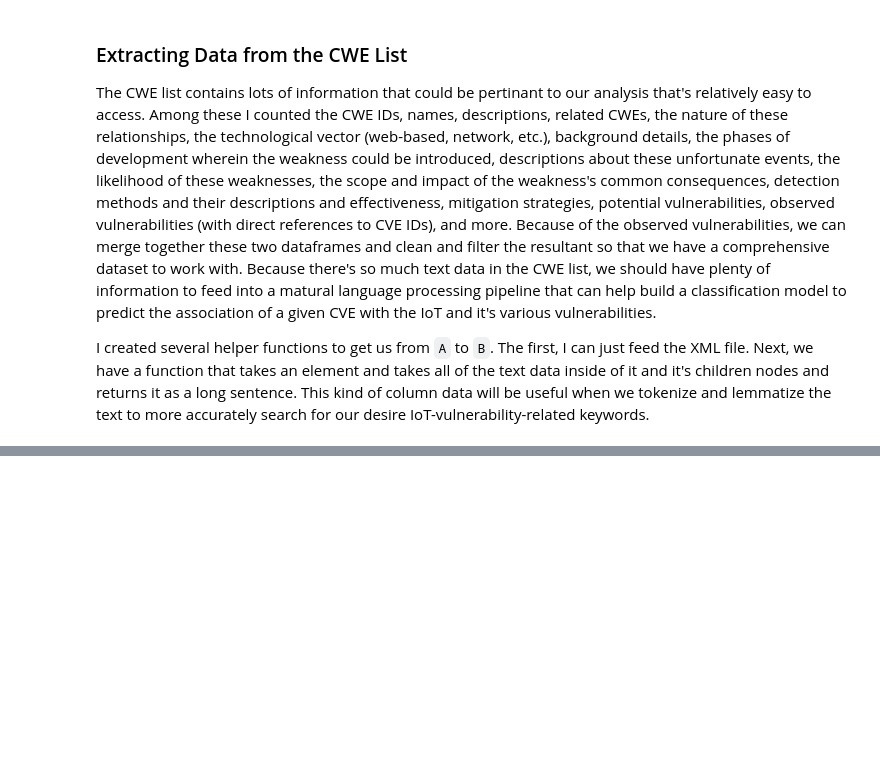
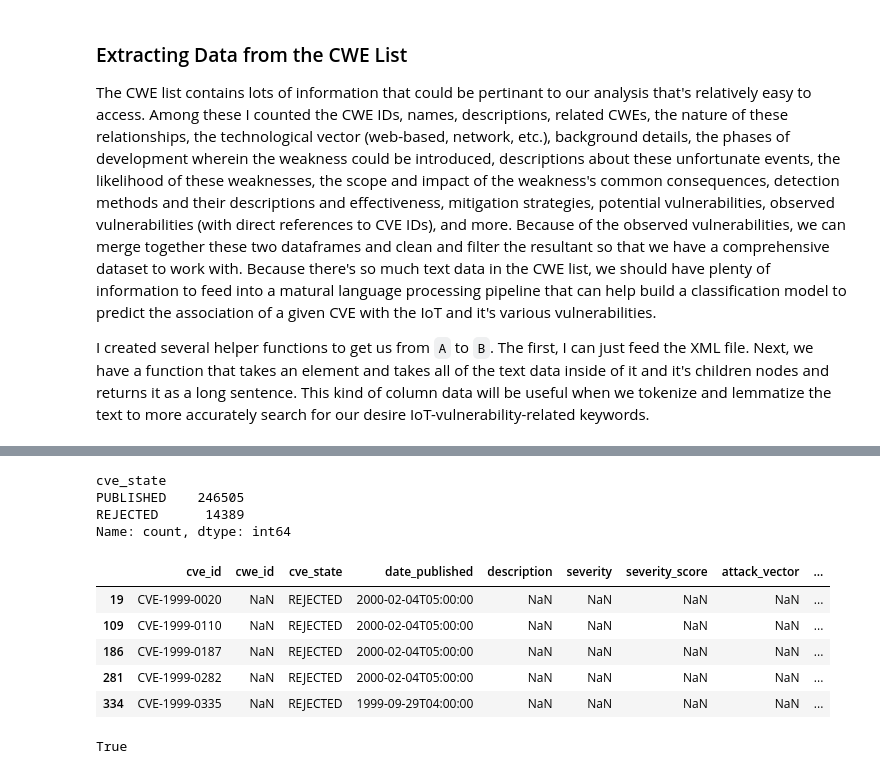
Before and after one commit to JBrocklyAnderson/practice-project, a Jupyter notebook: notebooks/APT_IoT_CVE_EDA.ipynb, the cells around one changed output, grey strips where cells are left out. Saved outputs shown, nothing was run; the diff lists cells and outputs as text; code cells hidden in the pictures; blank space fills up the shorter version.

```diff
--- a/notebooks/APT_IoT_CVE_EDA.ipynb
+++ b/notebooks/APT_IoT_CVE_EDA.ipynb
@@ -368,0 +436,20 @@ df2.head(n=20)
+# %%
+cves['cve_state'].value_counts() # Types of state
+# %% [output]
+cve_state
+PUBLISHED    246505
+REJECTED      14389
+Name: count, dtype: int64
+# %%
+cves[cves['cve_state'] == 'REJECTED'].head() # Rejected CVE IDs
+# %% [output]
+|  | cve_id | cwe_id | cve_state | date_published | description | severity | severity_score | attack_vector | ... |
+| 19 | CVE-1999-0020 | NaN | REJECTED | 2000-02-04T05:00:00 | NaN | NaN | NaN | NaN | ... |
+| 109 | CVE-1999-0110 | NaN | REJECTED | 2000-02-04T05:00:00 | NaN | NaN | NaN | NaN | ... |
+| 186 | CVE-1999-0187 | NaN | REJECTED | 2000-02-04T05:00:00 | NaN | NaN | NaN | NaN | ... |
+| 281 | CVE-1999-0282 | NaN | REJECTED | 2000-02-04T05:00:00 | NaN | NaN | NaN | NaN | ... |
+| 334 | CVE-1999-0335 | NaN | REJECTED | 1999-09-29T04:00:00 | NaN | NaN | NaN | NaN | ... |
+# %%
+len(cves[cves['description'].isna()]) == len(cves[cves['cve_state'] == 'REJECTED']) # Does the number of CVEs lacking a description exactly match the number of rejected CVEs?
+# %% [output]
+True
```
Also changed, not shown: parts of 32 cells of this notebook.
